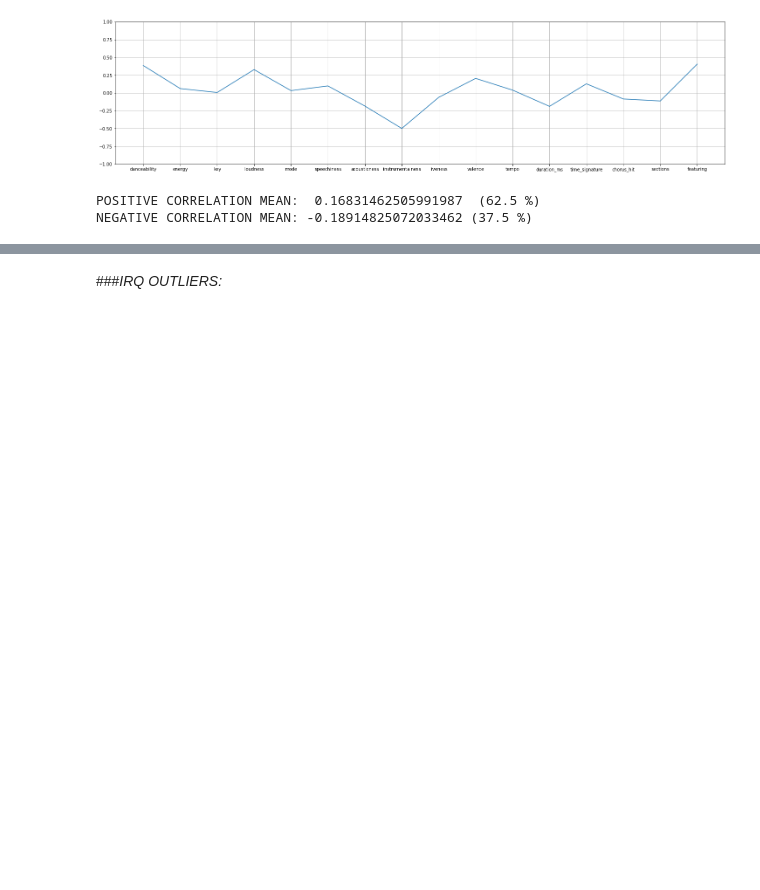
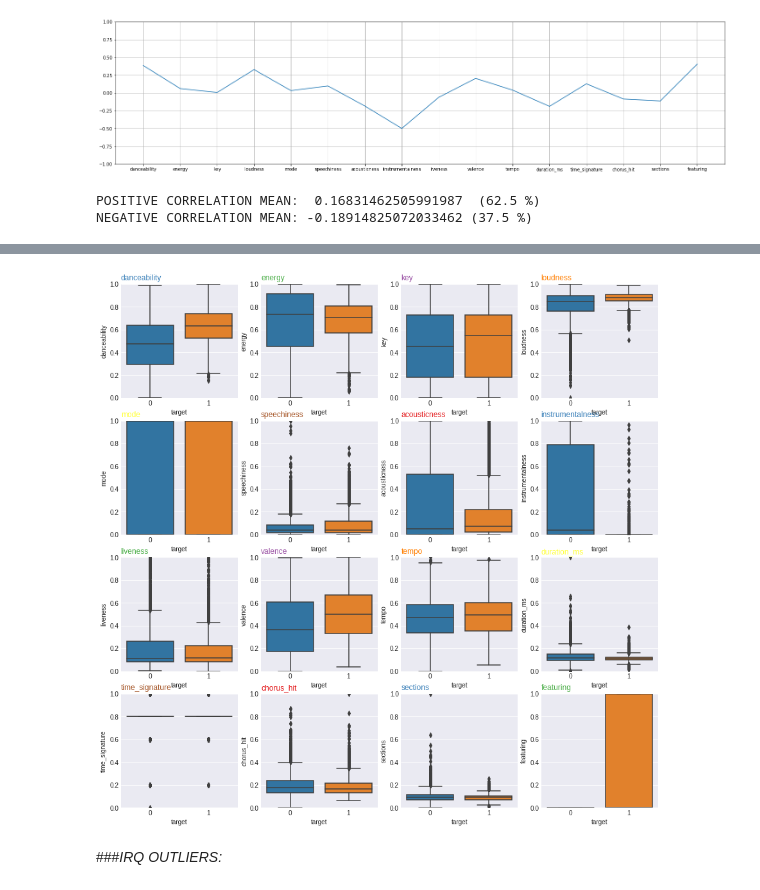
Before and after one commit to MatteoStoisa/DataSpaces_project, a Jupyter notebook: projectDataSpacesMatteoStoisa_the_spotify_hit_predictor_dataset_dataset_of_10s.ipynb, the cells around one changed output, grey strips where cells are left out. Saved outputs shown, nothing was run; the diff lists cells and outputs as text; code cells hidden in the pictures; blank space fills up the shorter version.

```diff
--- a/projectDataSpacesMatteoStoisa_the_spotify_hit_predictor_dataset_dataset_of_10s.ipynb
+++ b/projectDataSpacesMatteoStoisa_the_spotify_hit_predictor_dataset_dataset_of_10s.ipynb
@@ -205,3 +177,32 @@ for attribute in primary_attributes:
+# %%
+# Initialize the figure
+plt.style.use('seaborn-darkgrid')
+plt.figure(figsize=(15, 15))
+plt.tick_params(labelbottom='off')
+plt.tick_params(labelleft='off')
+
+# create a color palette
+palette = plt.get_cmap('Set1')
+
+# multiple line plot
+num=0
+for column in primary_features:
+  num+=1
+
+  # Find the right spot on the plot
+  plt.subplot(4,4, num)
+
+  sns.boxplot(data=whole_dataset, y=column, x='target')
+  #plt.plot(range(len(df)), df[column], marker='', color=palette(num % 7), linewidth=2.4, alpha=0.9, label=column)
+
+  # Same limits for everybody!
+  plt.ylim(0,1)
+
+
+  # Add title
+  plt.title(column, loc='left', fontsize=12, fontweight=0, color=palette(num % 7) )
+# %% [output]
+[figure, added]
 # %% [markdown]
 ###*IRQ OUTLIERS:*
 # %%
```
Also changed, not shown: parts of 21 cells of this notebook.
